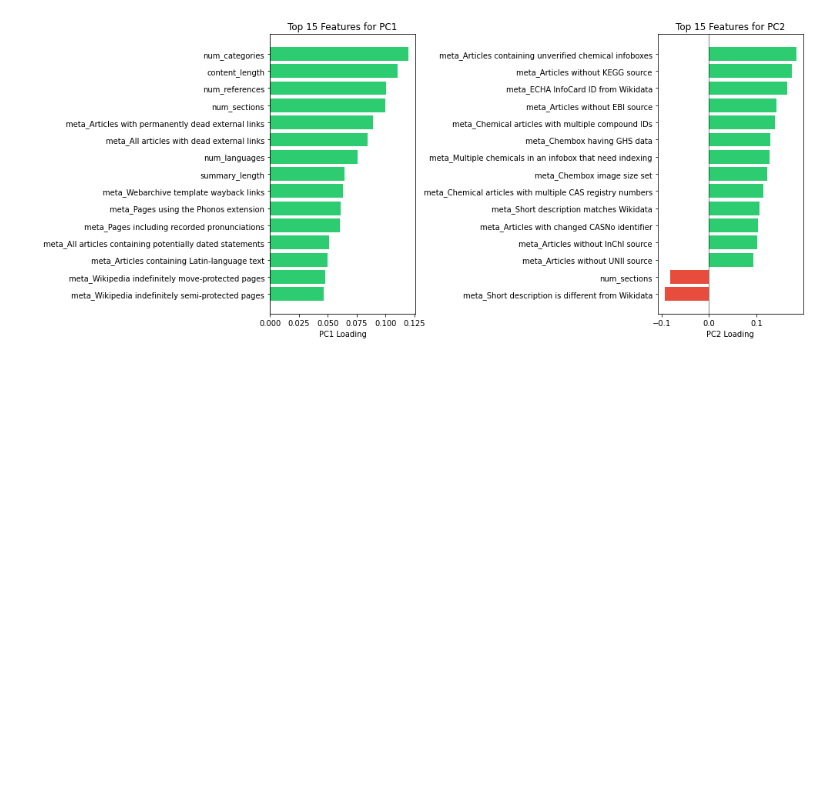
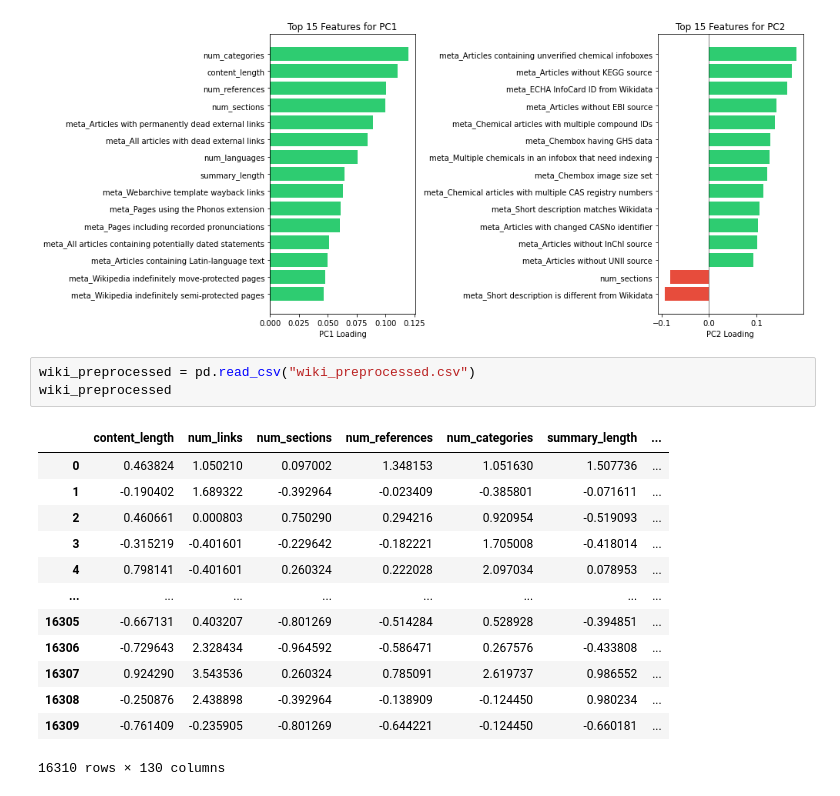
Before and after one commit to lucascampa/wikipedia-article-quality-ml, a Jupyter notebook: notebooks/Supervised and Unsupervised Learning.ipynb, the cells around one changed output. Drawn from its saved outputs; the diff is of its cells as text; blank space fills up the shorter version.

```diff
--- a/notebooks/Supervised and Unsupervised Learning.ipynb
+++ b/notebooks/Supervised and Unsupervised Learning.ipynb
@@ -1165,3 +1165,20 @@ for i, pc in enumerate(['PC1', 'PC2']):
 plt.tight_layout()
 # %% [output]
 [figure]
+# %%
+wiki_preprocessed = pd.read_csv("wiki_preprocessed.csv")
+wiki_preprocessed
+# %% [output]
+|  | content_length | num_links | num_sections | num_references | num_categories | summary_length | ... |
+| 0 | 0.463824 | 1.050210 | 0.097002 | 1.348153 | 1.051630 | 1.507736 | ... |
+| 1 | -0.190402 | 1.689322 | -0.392964 | -0.023409 | -0.385801 | -0.071611 | ... |
+| 2 | 0.460661 | 0.000803 | 0.750290 | 0.294216 | 0.920954 | -0.519093 | ... |
+| 3 | -0.315219 | -0.401601 | -0.229642 | -0.182221 | 1.705008 | -0.418014 | ... |
+| 4 | 0.798141 | -0.401601 | 0.260324 | 0.222028 | 2.097034 | 0.078953 | ... |
+| ... | ... | ... | ... | ... | ... | ... | ... |
+| 16305 | -0.667131 | 0.403207 | -0.801269 | -0.514284 | 0.528928 | -0.394851 | ... |
+| 16306 | -0.729643 | 2.328434 | -0.964592 | -0.586471 | 0.267576 | -0.433808 | ... |
+| 16307 | 0.924290 | 3.543536 | 0.260324 | 0.785091 | 2.619737 | 0.986552 | ... |
+| 16308 | -0.250876 | 2.438898 | -0.392964 | -0.138909 | -0.124450 | 0.980234 | ... |
+| 16309 | -0.761409 | -0.235905 | -0.801269 | -0.644221 | -0.124450 | -0.660181 | ... |
+16310 rows × 130 columns
```
Also changed, not shown: parts of 8 cells of this notebook.
